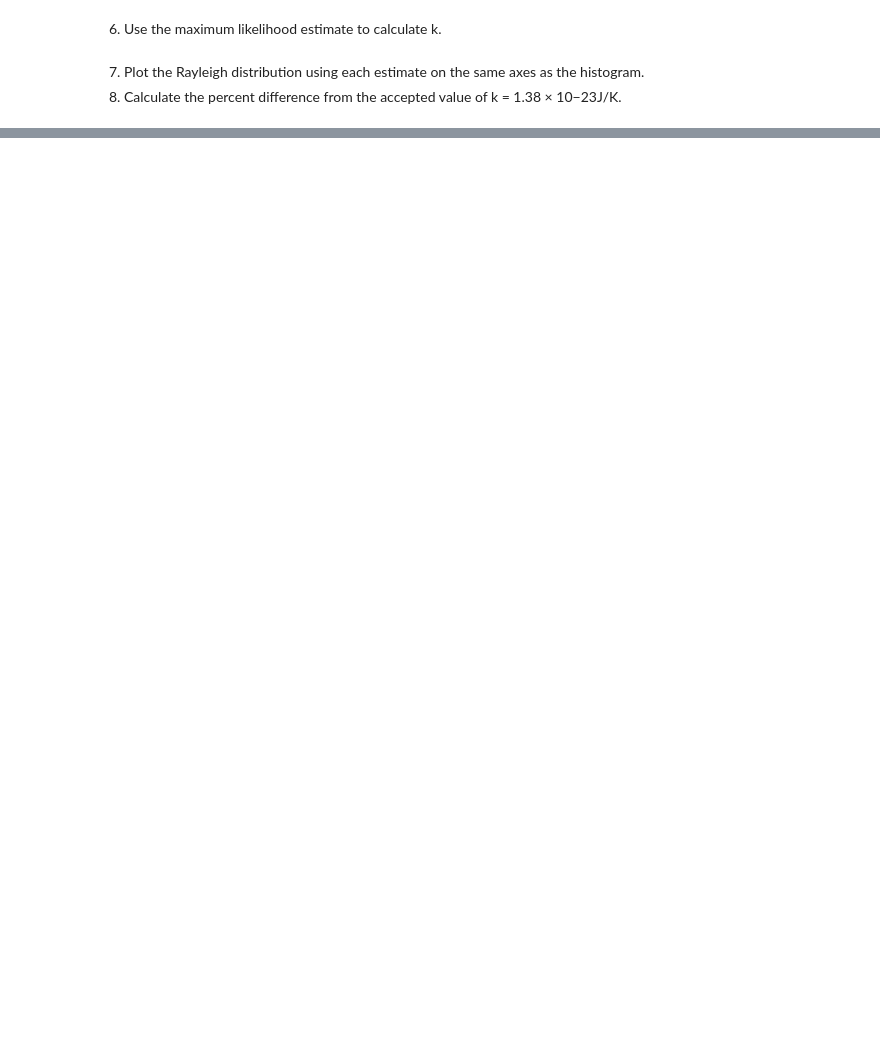
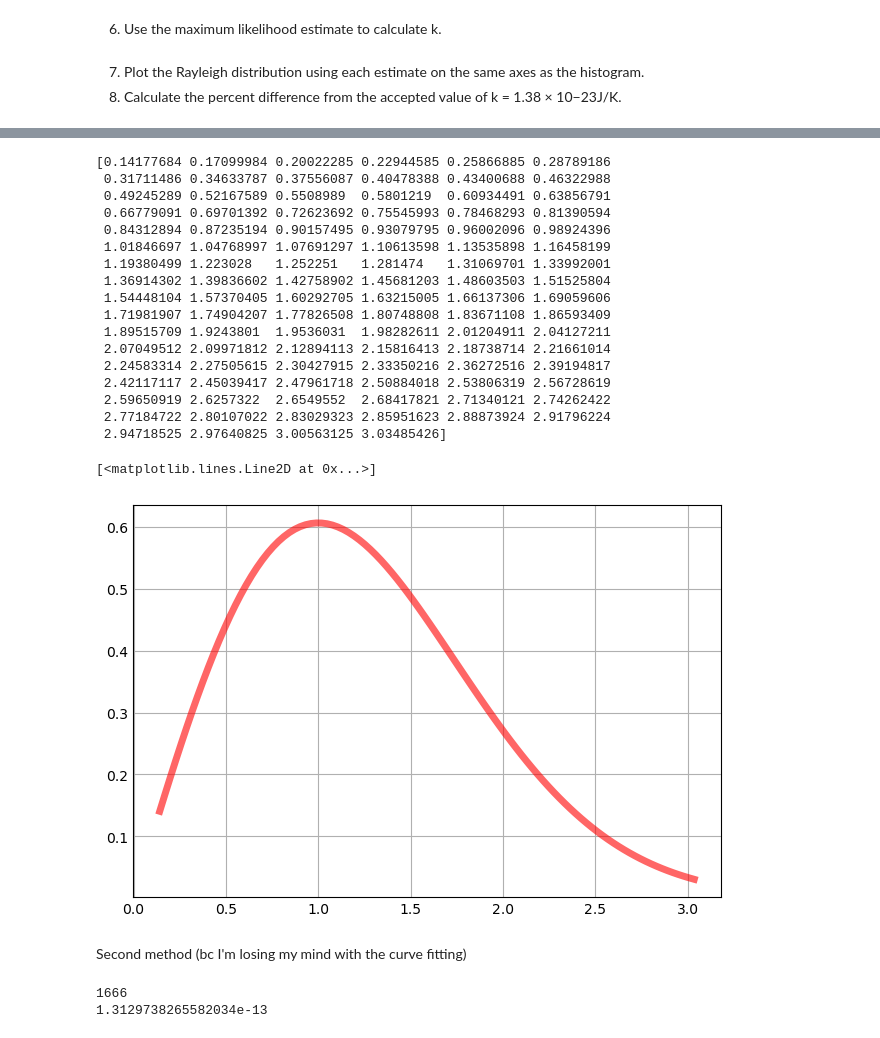
Before and after one commit to ijessicachen/introdatascience, a Jupyter notebook: schoolgraphs/PHY293_ThermalMotion/analysis_rough.ipynb, the cells around one changed output, grey strips where cells are left out. Drawn from its saved outputs; the diff is of its cells as text; code cells hidden in the pictures; blank space fills up the shorter version.

```diff
--- a/schoolgraphs/PHY293_ThermalMotion/analysis_rough.ipynb
+++ b/schoolgraphs/PHY293_ThermalMotion/analysis_rough.ipynb
@@ -859,0 +877,50 @@ plt.legend()
+# %%
+fig, ax = plt.subplots(1, 1)
+fig.set_size_inches(6, 4)
+
+# support
+lb, ub = rayleigh.support()
+# first 4 moments
+mean, var, skew, kurt = rayleigh.stats(moments='mvsk')
+
+# display probability density function
+x = np.linspace(rayleigh.ppf(0.01), rayleigh.ppf(0.99), 100)
+print(x)
+ax.plot(x, rayleigh.pdf(x), 'r-', lw=5, alpha=0.6, label='rayleigh pdf')
+# %% [output]
+[0.14177684 0.17099984 0.20022285 0.22944585 0.25866885 0.28789186
+ 0.31711486 0.34633787 0.37556087 0.40478388 0.43400688 0.46322988
+ 0.49245289 0.52167589 0.5508989  0.5801219  0.60934491 0.63856791
+ 0.66779091 0.69701392 0.72623692 0.75545993 0.78468293 0.81390594
+ 0.84312894 0.87235194 0.90157495 0.93079795 0.96002096 0.98924396
+ 1.01846697 1.04768997 1.07691297 1.10613598 1.13535898 1.16458199
+ 1.19380499 1.223028   1.252251   1.281474   1.31069701 1.33992001
+ 1.36914302 1.39836602 1.42758902 1.45681203 1.48603503 1.51525804
+ 1.54448104 1.57370405 1.60292705 1.63215005 1.66137306 1.69059606
+ 1.71981907 1.74904207 1.77826508 1.80748808 1.83671108 1.86593409
+ 1.89515709 1.9243801  1.9536031  1.98282611 2.01204911 2.04127211
+ 2.07049512 2.09971812 2.12894113 2.15816413 2.18738714 2.21661014
+ 2.24583314 2.27505615 2.30427915 2.33350216 2.36272516 2.39194817
+ 2.42117117 2.45039417 2.47961718 2.50884018 2.53806319 2.56728619
+ 2.59650919 2.6257322  2.6549552  2.68417821 2.71340121 2.74262422
+ 2.77184722 2.80107022 2.83029323 2.85951623 2.88873924 2.91796224
+ 2.94718525 2.97640825 3.00563125 3.03485426]
+[<matplotlib.lines.Line2D at 0x...>]
+[figure, added]
+# %% [markdown]
+Second method (bc I'm losing my mind with the curve fitting)
+# %%
+# maximum likelihood estimate
+scale_est = 0
+print(len(distances))
+
+N = len(distances)
+t1 = 0
+for i in range(0, N):
+    t1 += distances[i]**2
+scale_est = t1/(2*N)
+
+print(scale_est)
+# %% [output]
+1666
+1.3129738265582034e-13
```
Also changed, not shown: parts of 9 cells of this notebook, 14 other files.
